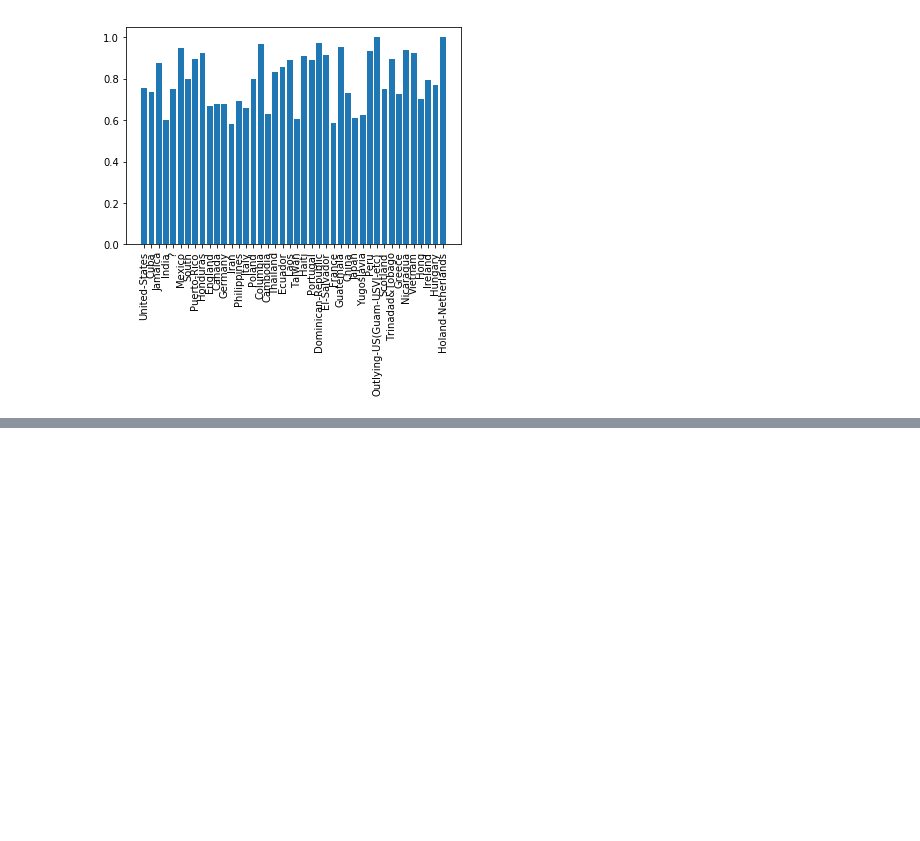
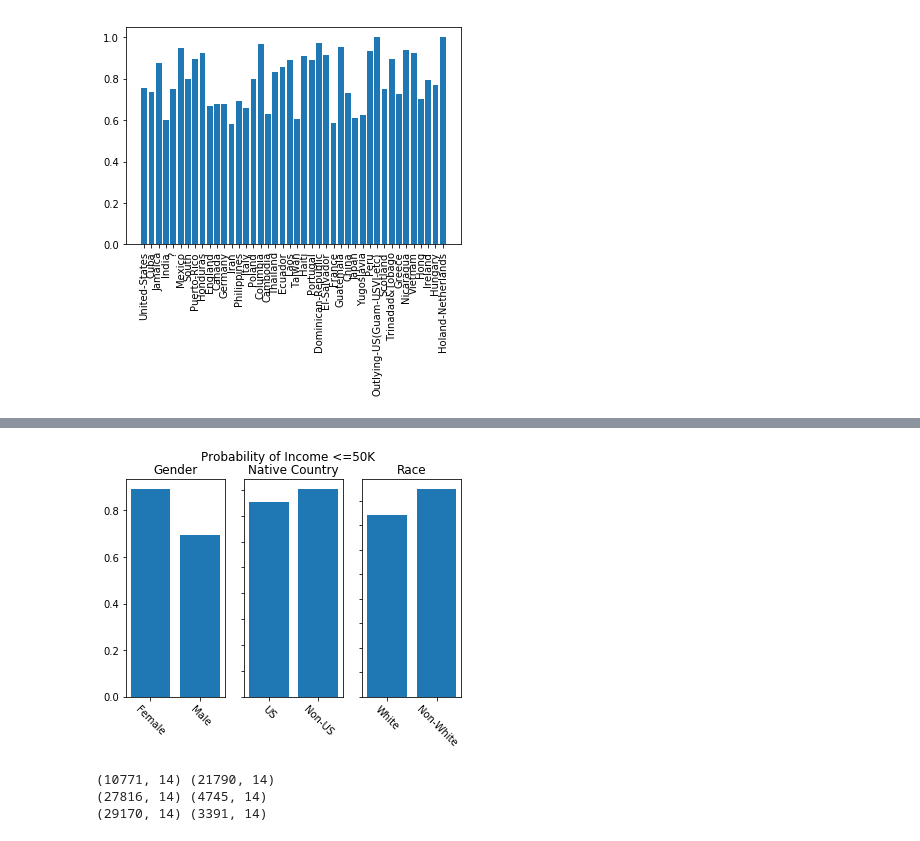
Before and after one commit to sarabranham/CS4641, a Jupyter notebook: Final Proj Stats.ipynb, the cells around one changed output, grey strips where cells are left out. Cells and saved outputs as stored; diff of their text form; code cells hidden in the pictures; blank space fills up the shorter version.

```diff
--- a/Final Proj Stats.ipynb
+++ b/Final Proj Stats.ipynb
@@ -274,0 +348,33 @@ countryMatrix
+# %%
+race_bar1 = df.loc[(df.race == 0) & (df.income == '<=50K')].shape[0] / df.loc[(df.race == 0)].shape[0]
+race_bar2 = df.loc[(df.race == 1) & (df.income == '<=50K')].shape[0] / df.loc[(df.race == 1)].shape[0]
+country_bar1 = df.loc[(df.country == 0) & (df.income == '<=50K')].shape[0] / df.loc[(df.country == 0)].shape[0]
+country_bar2 = df.loc[(df.country == 1) & (df.income == '<=50K')].shape[0] / df.loc[(df.country == 1)].shape[0]
+df.loc[df.sex == "Female", "sex"] = 0
+df.loc[df.sex != 0, "sex"] = 1
+gender_bar1 = df.loc[(df.sex == 0) & (df.income == '<=50K')].shape[0] / df.loc[(df.sex == 0)].shape[0]
+gender_bar2 = df.loc[(df.sex == 1) & (df.income == '<=50K')].shape[0] / df.loc[(df.sex == 1)].shape[0]
+
+f, axarr = plt.subplots(1, 3)
+axarr[0].bar(range(2), [gender_bar1, gender_bar2])
+axarr[1].bar(range(2), [country_bar1, country_bar2])
+axarr[2].bar(range(2), [race_bar1, race_bar2])
+axarr[0].set_title("Gender")
+axarr[1].set_title("Native Country")
+axarr[2].set_title("Race")
+axarr[0].set_xticklabels(["", "Female", "Male"], rotation=-45, fontsize=10)
+axarr[1].set_xticklabels(["", "US", "Non-US"], rotation=-45, fontsize=10)
+axarr[2].set_xticklabels(["", "White", "Non-White"], rotation=-45, fontsize=10)
+plt.setp([a.get_yticklabels() for a in axarr[1:]], visible=False)
+plt.suptitle("Probability of Income <=50K")
+plt.show()
+# %% [output]
+[figure, added]
+# %%
+print(df.loc[df.sex == 0].shape, df.loc[df.sex == 1].shape)
+print(df.loc[df.race == 0].shape, df.loc[df.race == 1].shape)
+print(df.loc[df.country == 0].shape, df.loc[df.country == 1].shape)
+# %% [output]
+(10771, 14) (21790, 14)
+(27816, 14) (4745, 14)
+(29170, 14) (3391, 14)
```
Also changed, not shown: parts of 6 cells of this notebook, 7 other files.
